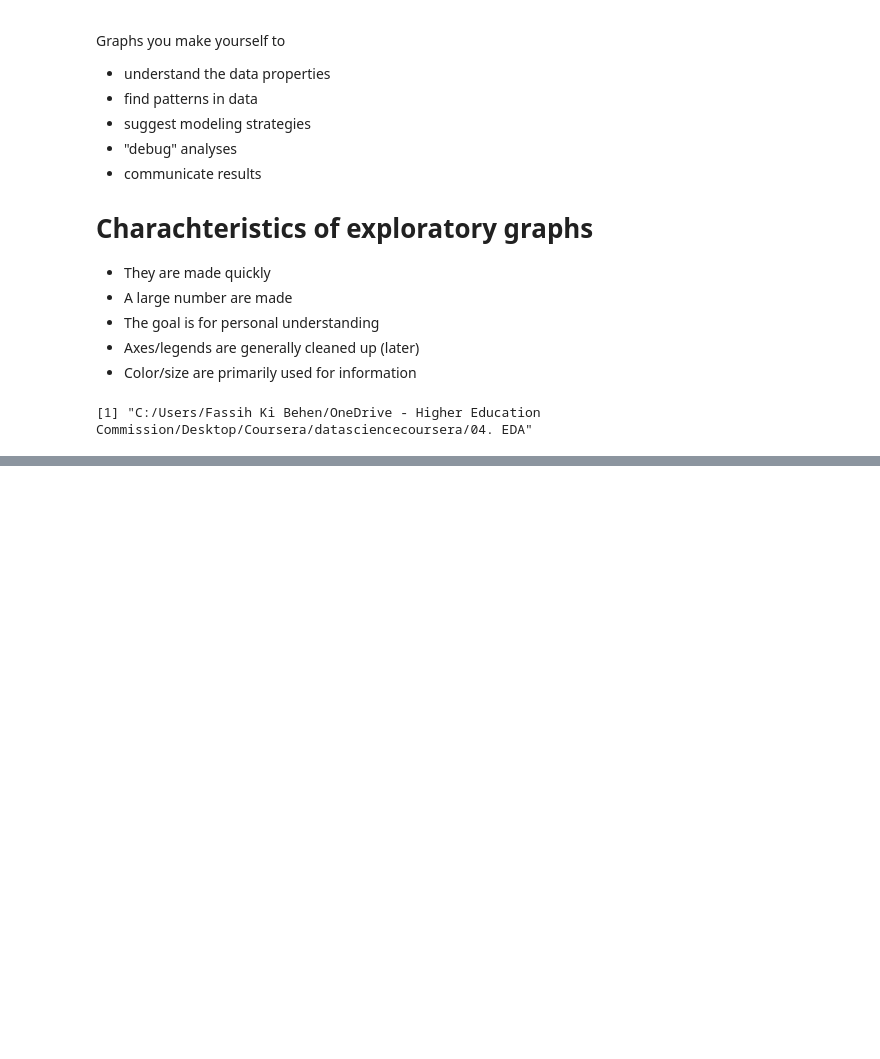
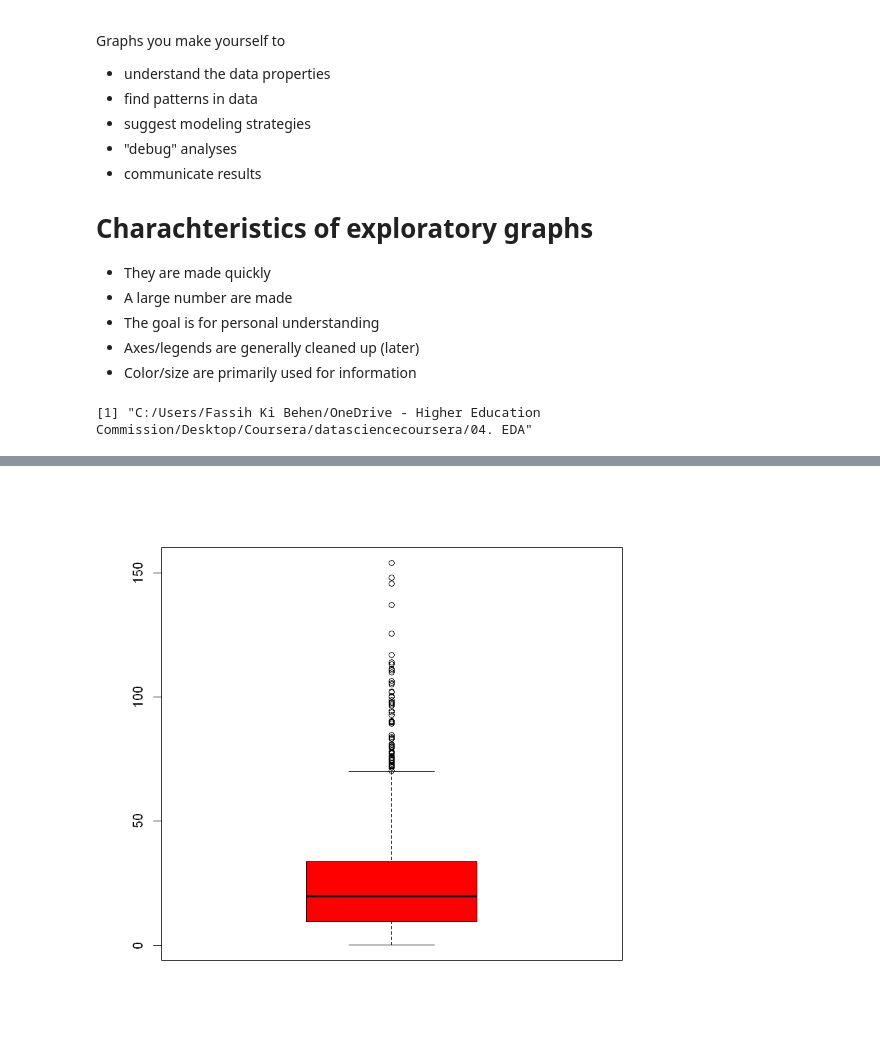
Before and after one commit to FarinaFayyaz/datasciencecoursera, a Jupyter notebook: 04. EDA/Practising Lecture Material.ipynb, the cells around one changed output, grey strips where cells are left out. Saved outputs shown, nothing was run; the diff lists cells and outputs as text; code cells hidden in the pictures; blank space fills up the shorter version.

Commit message:
Datasets

```diff
--- a/04. EDA/Practising Lecture Material.ipynb
+++ b/04. EDA/Practising Lecture Material.ipynb
@@ -27,5 +27,7 @@ getwd()
 if (!dir.exists("Data")) {
         dir.create("Data")
 }
-download.file("https://data.cityofnewyork.us/api/views/c3uy-2p5r/rows.csv?accessType=DOWNLOAD","Data/pol.csv")
-df <- read.csv("Data/pol.csv")
+download.file("https://opendata.com.pk/dataset/abb8ae41-2002-4dda-a58f-9df50045daa2/resource/62edc0ad-f1e2-426d-944e-e3442c9e12a9/download/rainfall_1901_2016_pak.csv","Data/rf.csv")
+df <- read.csv("Data/rf.csv")
+head(df,3)
+names(df)
@@ -31,0 +40,3 @@ df <- read.csv("Data/pol.csv")
+# %%
+library(dplyr)
+df <- df %>% rename(Rainfall=Rainfall....MM.)
@@ -31,0 +53,4 @@ df <- read.csv("Data/pol.csv")
+# %%
+boxplot(df$Rainfall, col="red")
+# %% [output]
+[figure, added]
```
Also changed, not shown: parts of 7 cells of this notebook, 2 other files.
